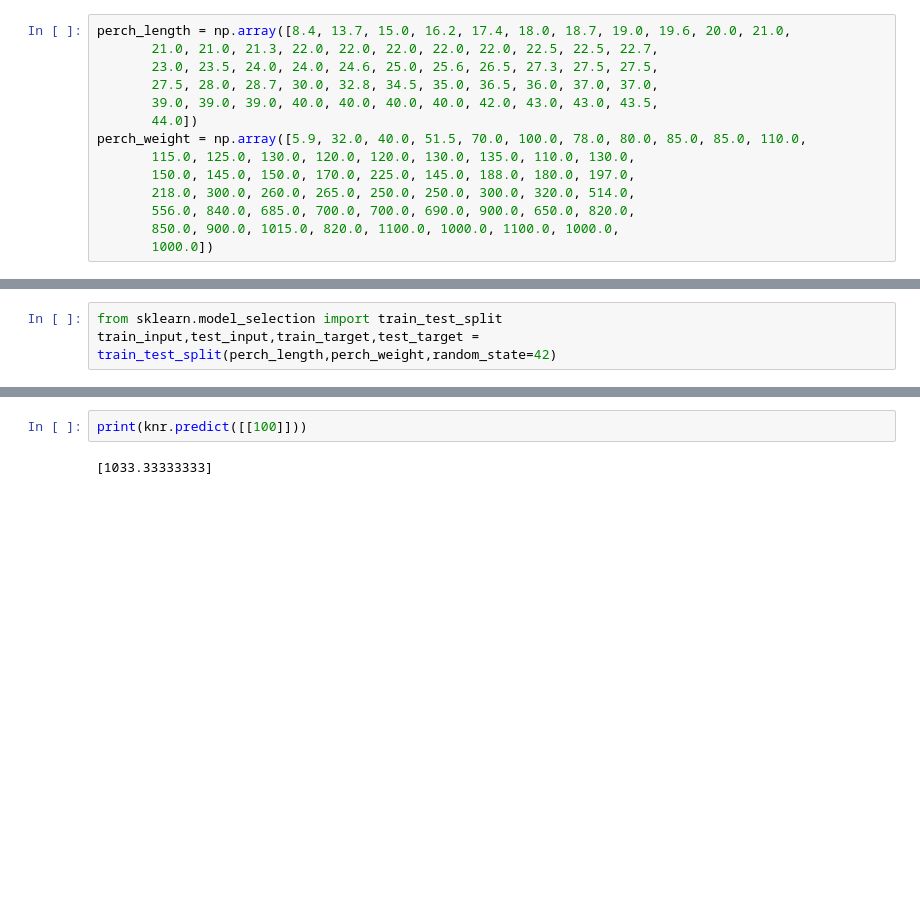
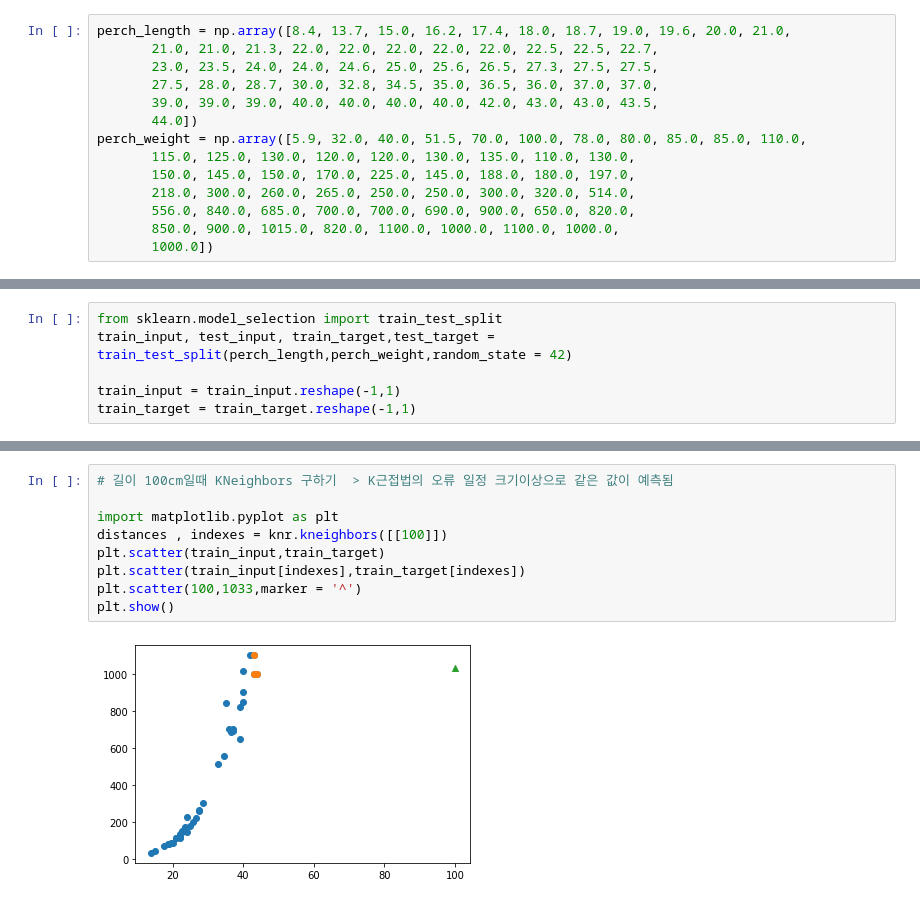
Before and after one commit to HEON-WOOK/Machine-Learning, a Jupyter notebook: 머신러닝_공부_20210220_ipynb의_사본.ipynb, the cells around one changed output, grey strips where cells are left out. Drawn from its saved outputs; the diff is of its cells as text; blank space fills up the shorter version.

```diff
--- a/머신러닝_공부_20210220_ipynb의_사본.ipynb
+++ b/머신러닝_공부_20210220_ipynb의_사본.ipynb
@@ -300,3 +299,6 @@ TypeError: ignored
 # %%
 from sklearn.model_selection import train_test_split
-train_input,test_input,train_target,test_target = train_test_split(perch_length,perch_weight,random_state=42)
+train_input, test_input, train_target,test_target = train_test_split(perch_length,perch_weight,random_state = 42)
+
+train_input = train_input.reshape(-1,1)
+train_target = train_target.reshape(-1,1)
@@ -319,7 +320,14 @@ plt.scatter(50,1033,marker= '^')
 plt.show()
 # %% [output]
 [figure]
-# %%
-print(knr.predict([[100]]))
-# %% [output]
-[1033.33333333]
+# %%
+# 길이 100cm일때 KNeighbors 구하기  > K근접법의 오류 일정 크기이상으로 같은 값이 예측됨
+
+import matplotlib.pyplot as plt
+distances , indexes = knr.kneighbors([[100]])
+plt.scatter(train_input,train_target)
+plt.scatter(train_input[indexes],train_target[indexes])
+plt.scatter(100,1033,marker = '^')
+plt.show()
+# %% [output]
+[figure, added]
```
Also changed, not shown: parts of 10 cells of this notebook.
